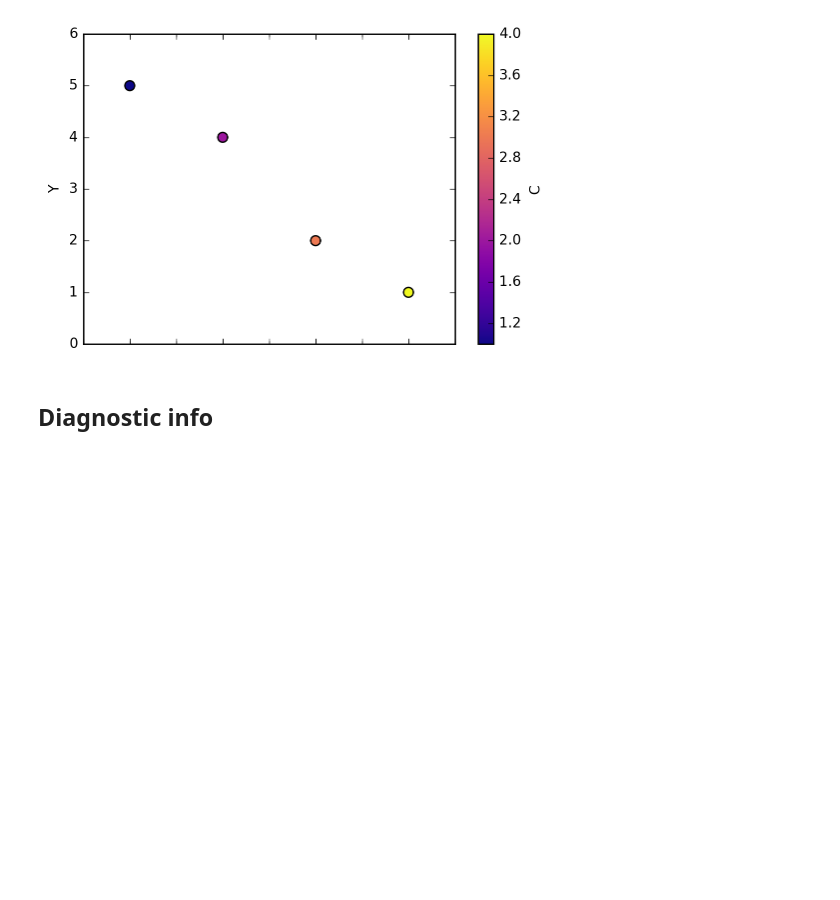
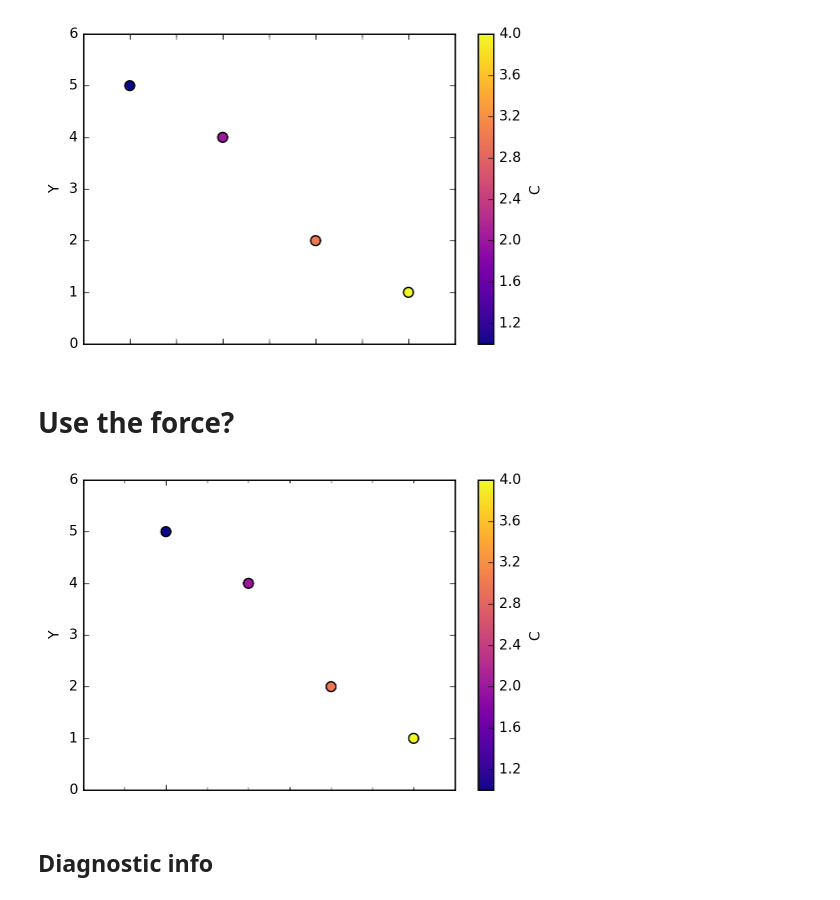
Before and after one commit to Kornel/scatterplot-matplotlib, a Jupyter notebook: Scatter plot x axis labels.ipynb, the cells around one changed output. Drawn from its saved outputs; the diff is of its cells as text; code cells hidden in the pictures; blank space fills up the shorter version.

```diff
--- a/Scatter plot x axis labels.ipynb
+++ b/Scatter plot x axis labels.ipynb
@@ -27,6 +27,14 @@ test_df.plot(kind="scatter", x="X", y="Y", c="C");
 test_df.plot(kind="scatter", x="X", y="Y", s=50, c="C", cmap="plasma");
 # %% [output]
 [figure]
+# %% [markdown]
+# Use the force?
+# %%
+ax = test_df.plot(kind="scatter", x="X", y="Y", s=50, c="C", cmap="plasma");
+ax.set_xticklabels([0, 1]);
+ax.set_xticks([0, 1]);
+# %% [output]
+[figure, added]
 # %% [markdown]
 ## Diagnostic info
 # %%
```
